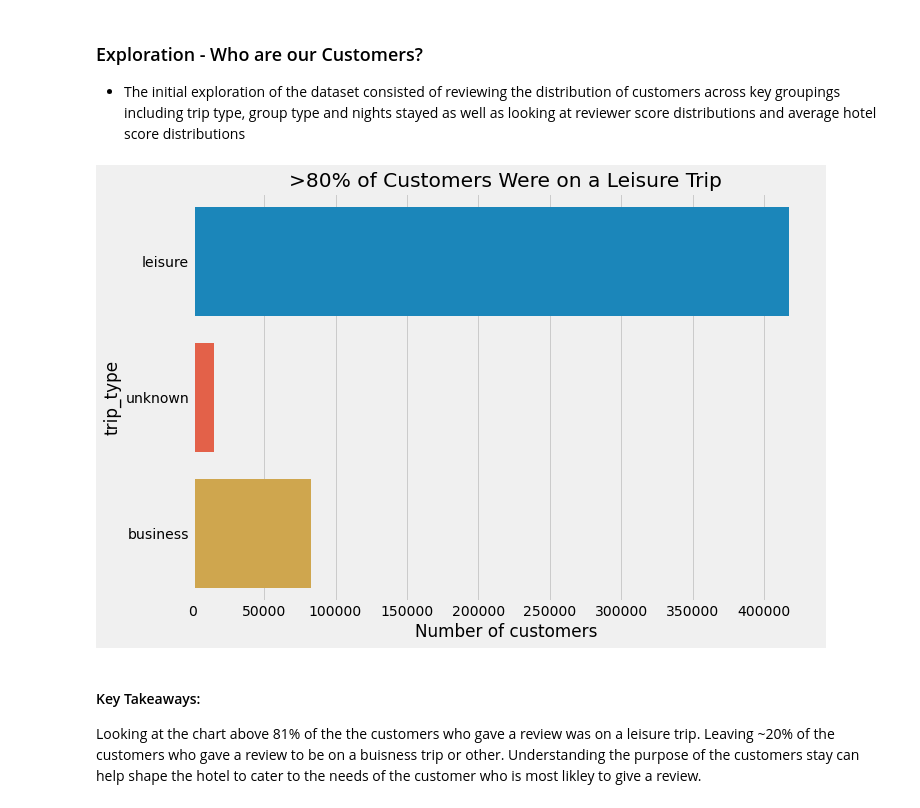
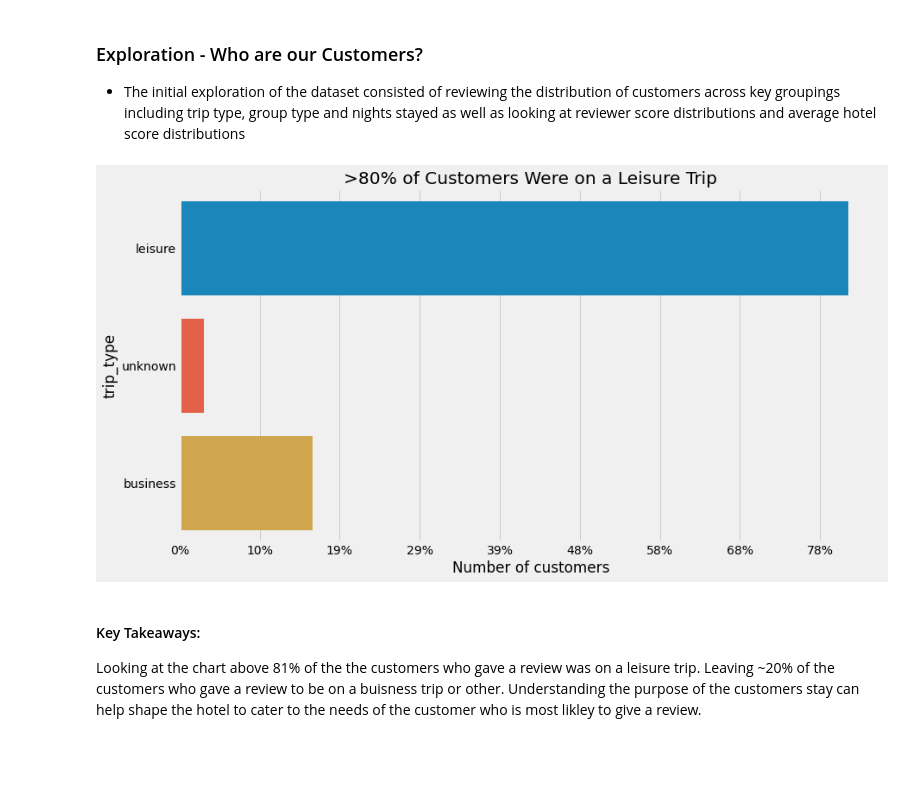
Before and after one commit to InPersonAnalysis/customer_review_capston, a Jupyter notebook: final_notebook.ipynb, the cells around one changed output. Cells and saved outputs as stored; diff of their text form; code cells hidden in the pictures; blank space fills up the shorter version.

```diff
--- a/final_notebook.ipynb
+++ b/final_notebook.ipynb
@@ -69,13 +68,18 @@ Using cached file...
 
 - The initial exploration of the dataset consisted of reviewing the distribution of customers across key groupings including trip type, group type and nights stayed as well as looking at reviewer score distributions and average hotel score distributions
 # %%
+import matplotlib.ticker as mtick
 # #visualize the count of customers by trip type
-sns.countplot(y='trip_type', data=df)
+
+plt.figure(figsize=(13,7))
+ax = sns.countplot(y='trip_type', data=df)
+ax.xaxis.set_major_formatter(mtick.PercentFormatter(xmax=len(df), decimals=None))
+
 plt.title('>80% of Customers Were on a Leisure Trip')
 plt.xlabel('Number of customers')
 plt.show()
 # %% [output]
-[figure, old version]
+[figure, new version]
 # %% [markdown]
 #### Key Takeaways:
 
```
Also changed, not shown: parts of 7 cells of this notebook.
